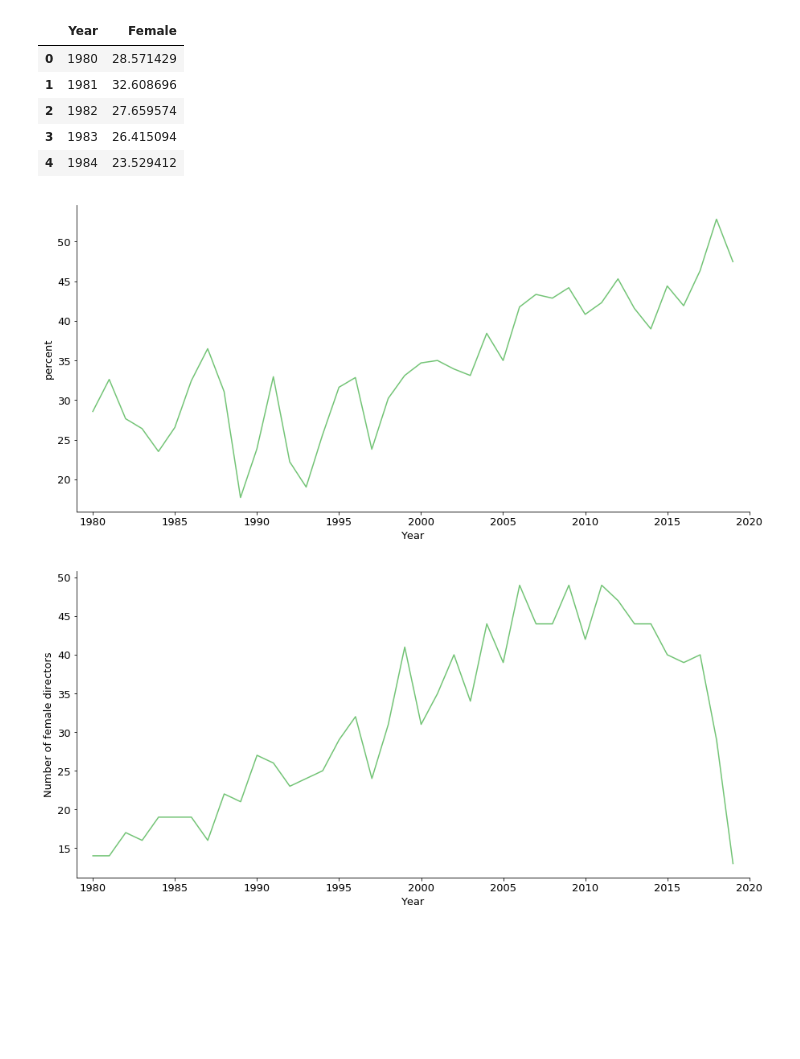
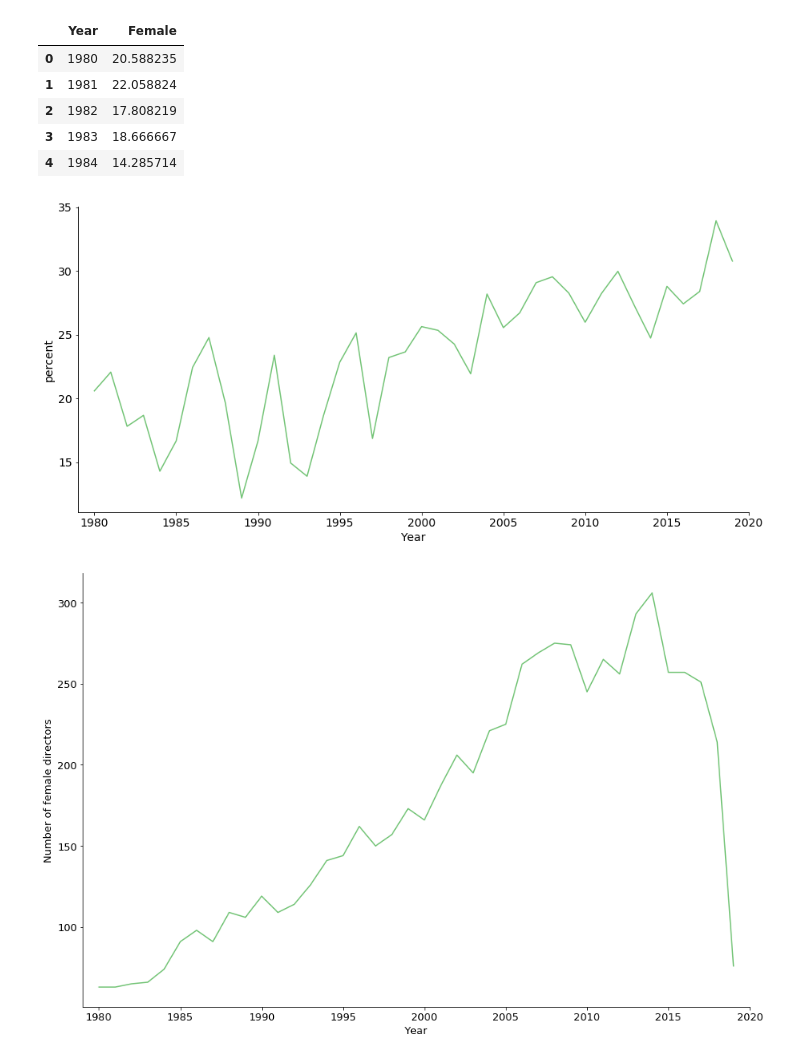
Before and after one commit to jbjornholm/Group-31-SoDa, a Jupyter notebook: Josefine/Exam notes/plots.ipynb, the cells around one changed output. Cells and saved outputs as stored; diff of their text form; code cells hidden in the pictures; blank space fills up the shorter version.

```diff
--- a/Josefine/Exam notes/plots.ipynb
+++ b/Josefine/Exam notes/plots.ipynb
@@ -10,7 +10,7 @@ import nltk
 import random
 import pandas as pd
 # %%
-df = pd.read_csv('/Users/josefinebjornholm/Documents/GitHub/Test/Group-31-SoDa/Data/movie_1.csv')
+df = pd.read_csv('/Users/josefinebjornholm/Documents/GitHub/Test/Group-31-SoDa/Data/movie_2.csv')
 # %%
 #df['Female'].fillna(0, inplace = True)
 #df['d_Female'].fillna(0, inplace = True)
@@ -25,11 +25,11 @@ df2['Female'] = df2['Female']*100
 df2.head()
 # %% [output]
 |  | Year | Female |
-| 0 | 1980 | 28.571429 |
-| 1 | 1981 | 32.608696 |
-| 2 | 1982 | 27.659574 |
-| 3 | 1983 | 26.415094 |
-| 4 | 1984 | 23.529412 |
+| 0 | 1980 | 20.588235 |
+| 1 | 1981 | 22.058824 |
+| 2 | 1982 | 17.808219 |
+| 3 | 1983 | 18.666667 |
+| 4 | 1984 | 14.285714 |
 # %%
 import numpy as np
 import matplotlib.pyplot as plt
@@ -41,16 +41,16 @@ plt.figure(figsize=(15,7))
 df3 = df2.set_index('Year')
 ax = sns.lineplot(data=df3, legend = None, palette = 'Greens')
 ax.set_xlim([1979,2020])
-plt.xlabel('Year', fontsize=13)
-plt.ylabel('percent', fontsize=13)
-matplotlib.rc('xtick', labelsize=13)
-matplotlib.rc('ytick', labelsize=13)
-plt.rc('legend', fontsize=13)
+plt.xlabel('Year', fontsize=14)
+plt.ylabel('percent', fontsize=14)
+matplotlib.rc('xtick', labelsize=14)
+matplotlib.rc('ytick', labelsize=14)
+plt.rc('legend', fontsize=14)
 sns.despine(left=False, right=True, bottom=False)
 plt.savefig("percent actresses")
 #kind='bar', stacked = 'True'
 # %% [output]
-[figure, old version]
+[figure, new version]
 # %%
 dfd = df.drop(df[df.d_Drop == 1].index)
 # %%
@@ -63,17 +63,17 @@ dfd = df.drop(df[df.d_Drop == 1].index)
 # %%
 dfd1 = dfd.groupby(['Year'])
 
 dfd2=dfd1['d_Female'].count().reset_index()
 dfd3 = dfd2.set_index('Year')
-plt.figure(figsize=(15,7))
+plt.figure(figsize=(15,10))
 matplotlib.rc('xtick', labelsize=13)
 matplotlib.rc('ytick', labelsize=13)
 ax2 = sns.lineplot(data=dfd3, legend = False, palette = 'Greens')
 ax2.set_xlim([1979,2020])
 plt.xlabel('Year', fontsize=13)
 plt.ylabel('Number of female directors', fontsize=13)
 plt.rc('legend', fontsize=13)
 sns.despine(left=False, right=True, bottom=False)
 plt.savefig("number of director")
 # %% [output]
-[figure, old version]
+[figure, new version]
```
Also changed, not shown: 4 other files.
